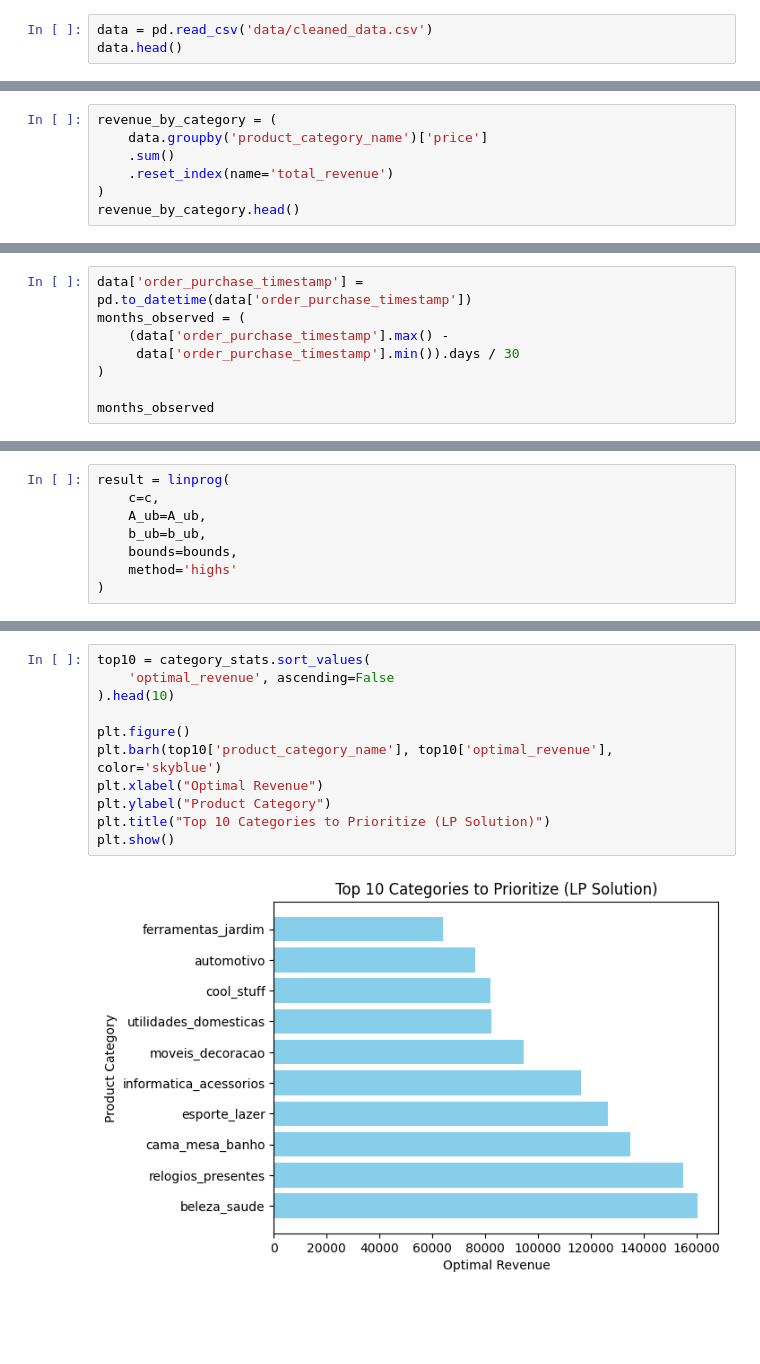
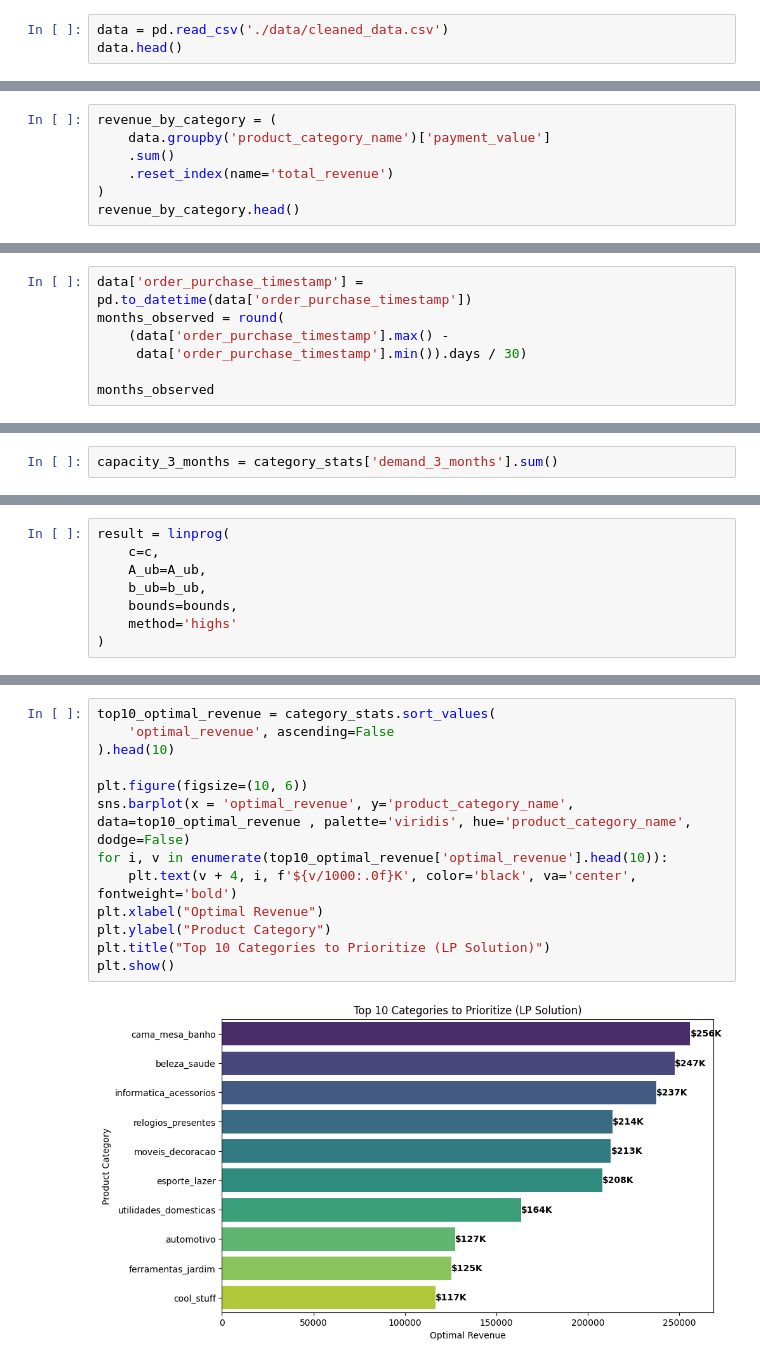
Before and after one commit to Korngmeng-Taing/olish-product-category-priority, a Jupyter notebook: olist_quarto/model.ipynb, the cells around one changed output, grey strips where cells are left out. Cells and saved outputs as stored; diff of their text form; blank space fills up the shorter version.

```diff
--- a/olist_quarto/model.ipynb
+++ b/olist_quarto/model.ipynb
@@ -35,5 +36,5 @@ import seaborn as sns
 from scipy.optimize import linprog
 # %%
-data = pd.read_csv('data/cleaned_data.csv')
+data = pd.read_csv('./data/cleaned_data.csv')
 data.head()
 # %% [output]
@@ -60,7 +61,7 @@ volume_by_category.head()
 | 4 | artes_e_artesanato | 24 |
 # %%
 revenue_by_category = (
-    data.groupby('product_category_name')['price']
+    data.groupby('product_category_name')['payment_value']
     .sum()
     .reset_index(name='total_revenue')
 )
@@ -109,10 +110,9 @@ $$D_i = \text{Average Monthly Sales}_i \times 3$$
 $\text{Average Monthly Sales}_i = \dfrac{\text{Total hostorical Sales}_i}{\text{Total months}_i}$
 # %%
 data['order_purchase_timestamp'] = pd.to_datetime(data['order_purchase_timestamp'])
-months_observed = (
+months_observed = round(
     (data['order_purchase_timestamp'].max() -
-     data['order_purchase_timestamp'].min()).days / 30
-)
+     data['order_purchase_timestamp'].min()).days / 30)
 
 months_observed
 # %% [output]
@@ -145,3 +145,5 @@ np.float64(14329.0)
+# %%
+capacity_3_months = category_stats['demand_3_months'].sum()
 # %% [markdown]
 ## Linear Programming Model Setup
 # %%
@@ -213,13 +217,15 @@ category_stats.sort_values(
 # %%
-top10 = category_stats.sort_values(
+top10_optimal_revenue = category_stats.sort_values(
     'optimal_revenue', ascending=False
 ).head(10)
 
-plt.figure()
-plt.barh(top10['product_category_name'], top10['optimal_revenue'], color='skyblue')
+plt.figure(figsize=(10, 6))
+sns.barplot(x = 'optimal_revenue', y='product_category_name', data=top10_optimal_revenue , palette='viridis', hue='product_category_name', dodge=False)
+for i, v in enumerate(top10_optimal_revenue['optimal_revenue'].head(10)):
+    plt.text(v + 4, i, f'${v/1000:.0f}K', color='black', va='center', fontweight='bold')
 plt.xlabel("Optimal Revenue")
 plt.ylabel("Product Category")
 plt.title("Top 10 Categories to Prioritize (LP Solution)")
 plt.show()
 # %% [output]
-[figure, old version]
+[figure, new version]
```
Also changed, not shown: parts of 24 cells of this notebook, 34 other files.
